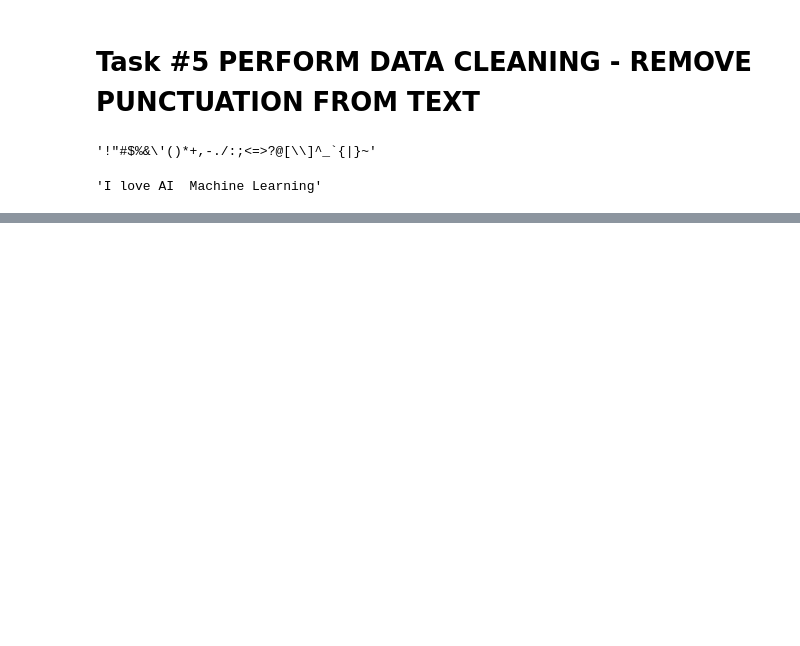
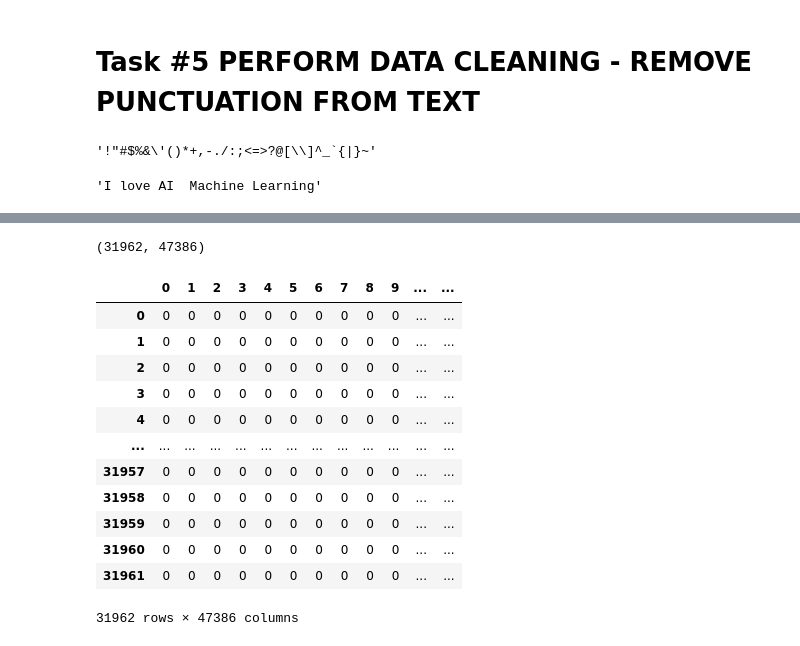
Before and after one commit to MikeySharma/data-science, a Jupyter notebook: class-lecture/twitter-word-nltk.ipynb, the cells around one changed output, grey strips where cells are left out. Drawn from its saved outputs; the diff is of its cells as text; code cells hidden in the pictures; blank space fills up the shorter version.

```diff
--- a/class-lecture/twitter-word-nltk.ipynb
+++ b/class-lecture/twitter-word-nltk.ipynb
@@ -140,6 +156,6 @@ Test_punc_removed_join
 # %% [output]
 'I love AI  Machine Learning'
 # %%
-df['tweet'] = df['tweet'].apply(lambda x: ''.join([char for char in x if char not in string.punctuation]))
-df.head()
+df_tweet = df['tweet'].apply(lambda x: ''.join([char for char in x if char not in string.punctuation]))
+df_tweet.head()
 # %% [output]
@@ -152,3 +168,3 @@ df.head()
 # %%
-df['tweet'] = df['tweet'].apply(lambda x: [word for word in x.split()])
+df_tweet = df_tweet.apply(lambda x: [word for word in x.split()])
 # %%
@@ -162,0 +267,6 @@ df.head()
+# %%
+def message_cleaning(message):
+    Test_punc_removed = [char for char in message if char not in string.punctuation]
+    Test_punc_removed_join = ''.join(Test_punc_removed)
+    Test_punc_removed_join_clean = [word for word in Test_punc_removed_join.split() if word.lower() not in stopwords.words('english')]
+    return Test_punc_removed_join_clean
@@ -162,0 +283,4 @@ df.head()
+# %%
+import numpy as np
+vectorizer = CountVectorizer(analyzer = message_cleaning, dtype = np.uint8)
+tweets_countvectorizer = vectorizer.fit_transform(df['tweet'])
@@ -162,0 +297,21 @@ df.head()
+# %%
+tweets_countvectorizer.shape
+# %% [output]
+(31962, 47386)
+# %%
+X = pd.DataFrame(tweets_countvectorizer.toarray())
+X
+# %% [output]
+|  | 0 | 1 | 2 | 3 | 4 | 5 | 6 | 7 | 8 | 9 | ... | ... |
+| 0 | 0 | 0 | 0 | 0 | 0 | 0 | 0 | 0 | 0 | 0 | ... | ... |
+| 1 | 0 | 0 | 0 | 0 | 0 | 0 | 0 | 0 | 0 | 0 | ... | ... |
+| 2 | 0 | 0 | 0 | 0 | 0 | 0 | 0 | 0 | 0 | 0 | ... | ... |
+| 3 | 0 | 0 | 0 | 0 | 0 | 0 | 0 | 0 | 0 | 0 | ... | ... |
+| 4 | 0 | 0 | 0 | 0 | 0 | 0 | 0 | 0 | 0 | 0 | ... | ... |
+| ... | ... | ... | ... | ... | ... | ... | ... | ... | ... | ... | ... | ... |
+| 31957 | 0 | 0 | 0 | 0 | 0 | 0 | 0 | 0 | 0 | 0 | ... | ... |
+| 31958 | 0 | 0 | 0 | 0 | 0 | 0 | 0 | 0 | 0 | 0 | ... | ... |
+| 31959 | 0 | 0 | 0 | 0 | 0 | 0 | 0 | 0 | 0 | 0 | ... | ... |
+| 31960 | 0 | 0 | 0 | 0 | 0 | 0 | 0 | 0 | 0 | 0 | ... | ... |
+| 31961 | 0 | 0 | 0 | 0 | 0 | 0 | 0 | 0 | 0 | 0 | ... | ... |
+31962 rows × 47386 columns
```
Also changed, not shown: parts of 18 cells of this notebook.
